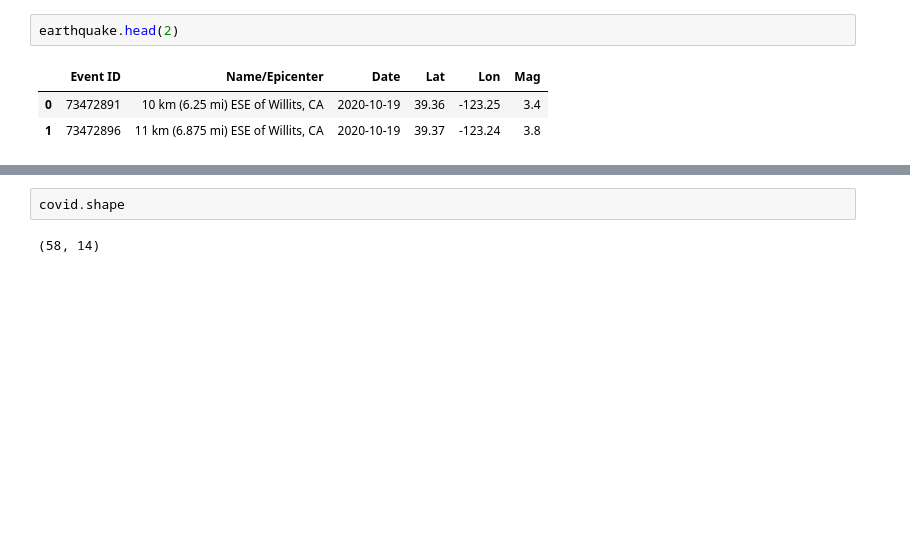
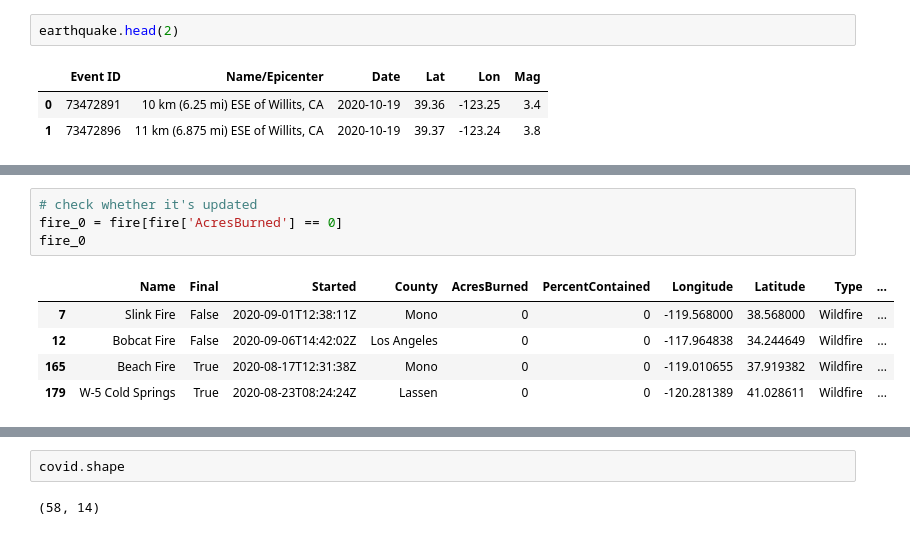
Before and after one commit to iforani/project-five, a Jupyter notebook: code/merging_data.ipynb, the cells around one changed output, grey strips where cells are left out. Saved outputs shown, nothing was run; the diff lists cells and outputs as text; blank space fills up the shorter version.

```diff
--- a/code/merging_data.ipynb
+++ b/code/merging_data.ipynb
@@ -36,0 +119,10 @@ fire.head(2)
+# %%
+# check whether it's updated
+fire_0 = fire[fire['AcresBurned'] == 0]
+fire_0
+# %% [output]
+|  | Name | Final | Started | County | AcresBurned | PercentContained | Longitude | Latitude | Type | ... |
+| 7 | Slink Fire | False | 2020-09-01T12:38:11Z | Mono | 0 | 0 | -119.568000 | 38.568000 | Wildfire | ... |
+| 12 | Bobcat Fire | False | 2020-09-06T14:42:02Z | Los Angeles | 0 | 0 | -117.964838 | 34.244649 | Wildfire | ... |
+| 165 | Beach Fire | True | 2020-08-17T12:31:38Z | Mono | 0 | 0 | -119.010655 | 37.919382 | Wildfire | ... |
+| 179 | W-5 Cold Springs | True | 2020-08-23T08:24:24Z | Lassen | 0 | 0 | -120.281389 | 41.028611 | Wildfire | ... |
```
Also changed, not shown: parts of 64 cells of this notebook, 2 other files.
